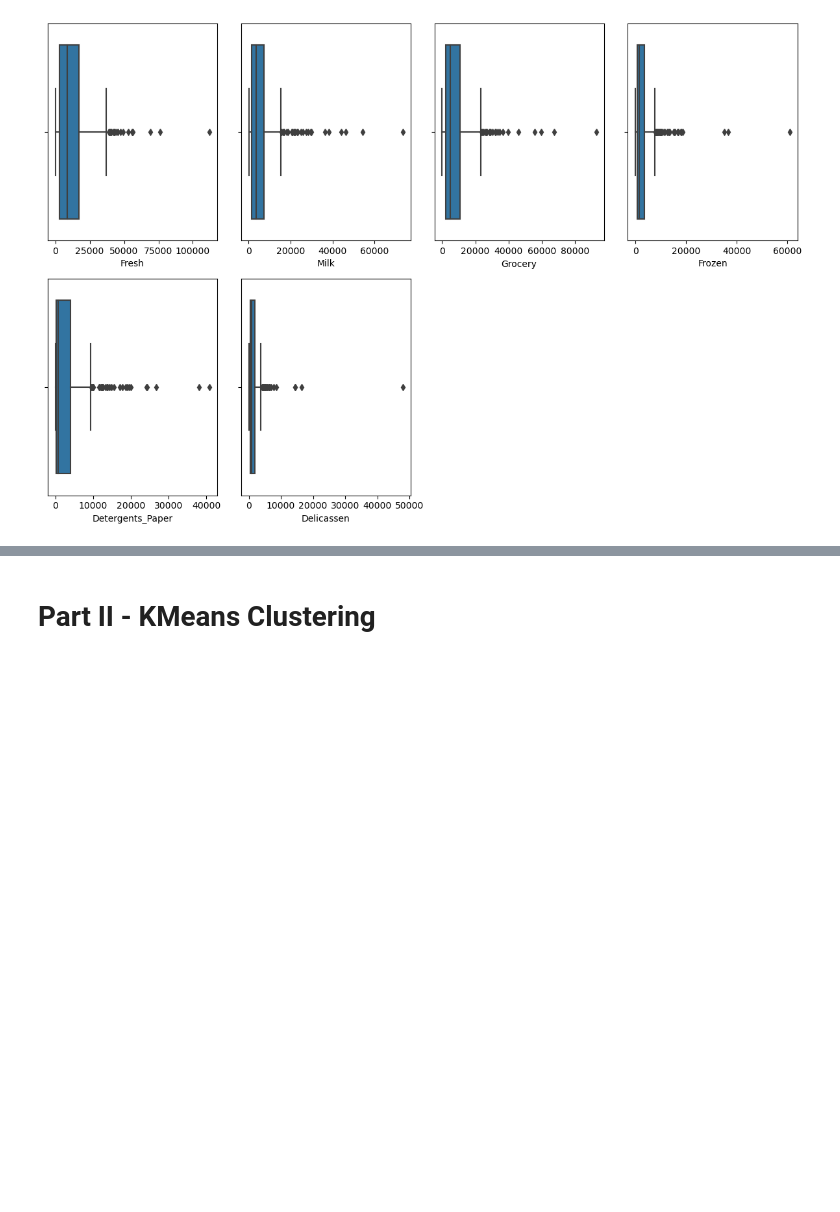
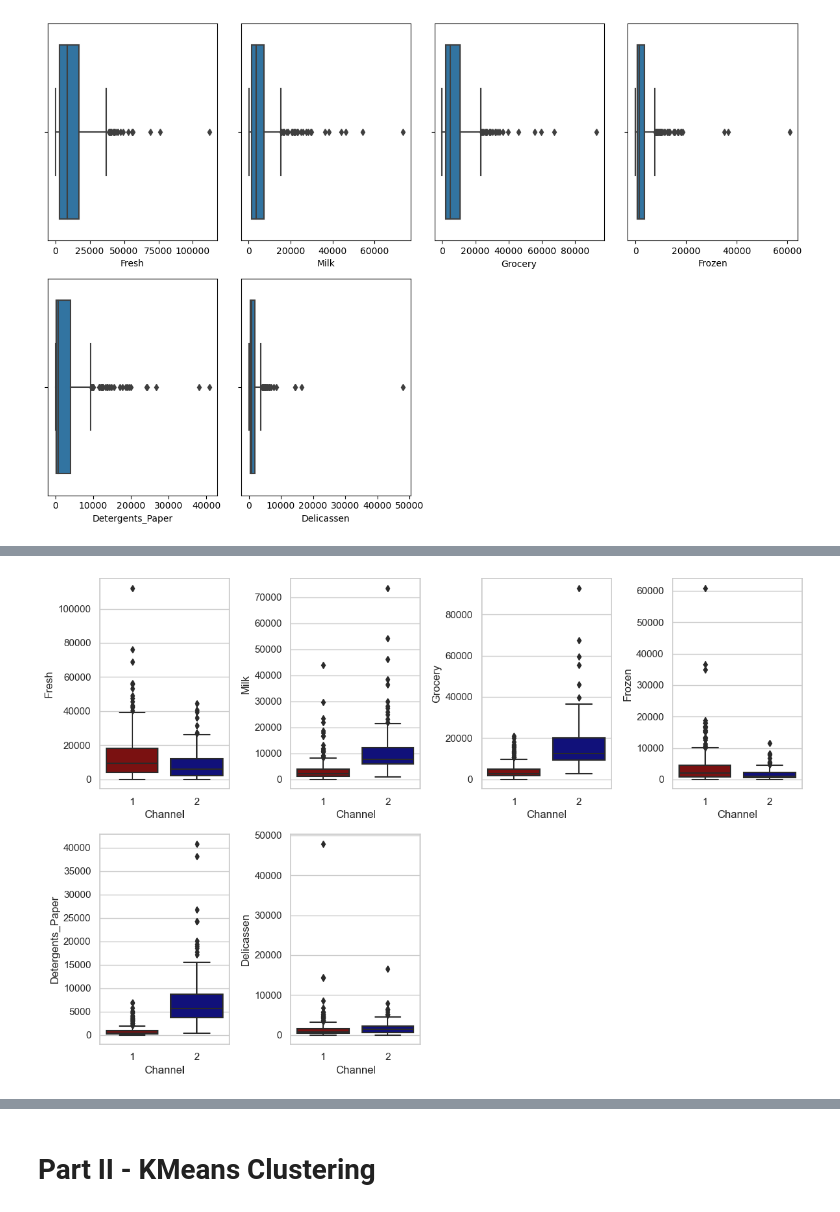
Before and after one commit to LaraOnipede/ml-project-unsupervised-learning, a Jupyter notebook: Unsupervised Learning - Project.ipynb, the cells around one changed output, grey strips where cells are left out. Cells and saved outputs as stored; diff of their text form; code cells hidden in the pictures; blank space fills up the shorter version.

```diff
--- a/Unsupervised Learning - Project.ipynb
+++ b/Unsupervised Learning - Project.ipynb
@@ -114,0 +204,17 @@ plt.show()
+# %%
+#distribution of predictor variable by channels
+continuous_features = ['Fresh', 'Milk', 'Grocery', 'Frozen', 'Detergents_Paper', 'Delicassen']
+
+# Create box plots to compare the distribution of continuous features for each Channel category
+plt.figure(figsize=(12, 8))  # Set the size of the figure
+sns.set(style="whitegrid")
+colors = ['darkred', 'darkblue']
+for i, feature in enumerate(continuous_features):
+    plt.subplot(2, 4, i+1)
+    sns.boxplot(x='Channel', y=feature, data=data, palette=colors)
+    plt.xlabel('Channel')
+    plt.ylabel(feature)
+plt.tight_layout()
+plt.show()
+# %% [output]
+[figure, added]
```
Also changed, not shown: parts of 51 cells of this notebook.
